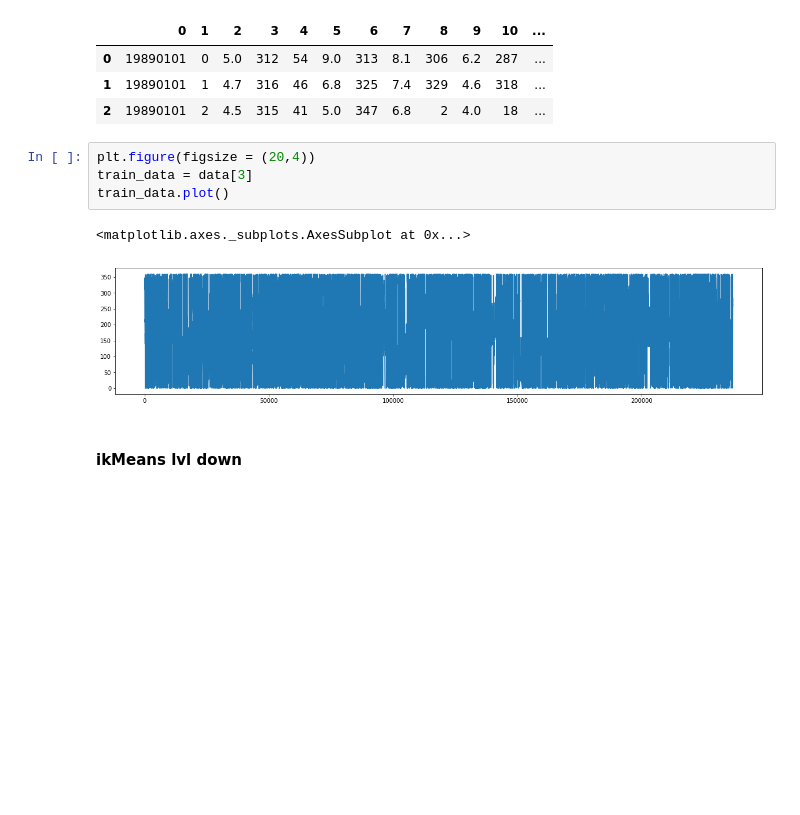
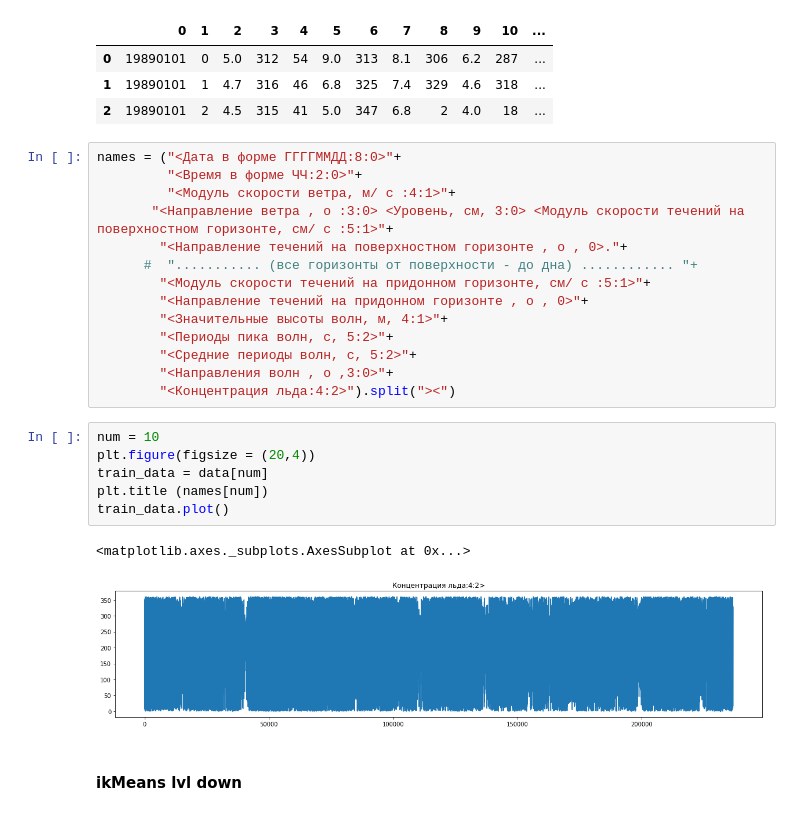
Before and after one commit to ZoyaV/TSWC, a Jupyter notebook: JupyterExperiments/I-Kmeans_test.ipynb, the cells around one changed output. Drawn from its saved outputs; the diff is of its cells as text; blank space fills up the shorter version.

Commit message:
add title for plot

```diff
--- a/JupyterExperiments/I-Kmeans_test.ipynb
+++ b/JupyterExperiments/I-Kmeans_test.ipynb
@@ -15,13 +15,29 @@ data.head(3)
 | 0 | 19890101 | 0 | 5.0 | 312 | 54 | 9.0 | 313 | 8.1 | 306 | 6.2 | 287 | ... |
 | 1 | 19890101 | 1 | 4.7 | 316 | 46 | 6.8 | 325 | 7.4 | 329 | 4.6 | 318 | ... |
 | 2 | 19890101 | 2 | 4.5 | 315 | 41 | 5.0 | 347 | 6.8 | 2 | 4.0 | 18 | ... |
+# %%
+names = ("<Дата в форме ГГГГММДД:8:0>"+
+         "<Время в форме ЧЧ:2:0>"+
+         "<Модуль скорости ветра, м/ c :4:1>"+
+       "<Направление ветра , o :3:0> <Уровень, см, 3:0> <Модуль скорости течений на поверхностном горизонте, см/ c :5:1>"+
+        "<Направление течений на поверхностном горизонте , o , 0>."+
+      #  "........... (все горизонты от поверхности - до дна) ............ "+
+        "<Модуль скорости течений на придонном горизонте, см/ c :5:1>"+
+        "<Направление течений на придонном горизонте , o , 0>"+
+        "<Значительные высоты волн, м, 4:1>"+
+        "<Периоды пика волн, с, 5:2>"+
+        "<Средние периоды волн, с, 5:2>"+
+        "<Направления волн , o ,3:0>"+
+        "<Концентрация льда:4:2>").split("><")
 # %%
+num = 10
 plt.figure(figsize = (20,4))
-train_data = data[3]
+train_data = data[num]
+plt.title (names[num])
 train_data.plot()
 # %% [output]
 <matplotlib.axes._subplots.AxesSubplot at 0x...>
-[figure, old version]
+[figure, new version]
 # %% [markdown]
 #### ikMeans lvl down
 # %%
```
Also changed, not shown: parts of 5 cells of this notebook.
